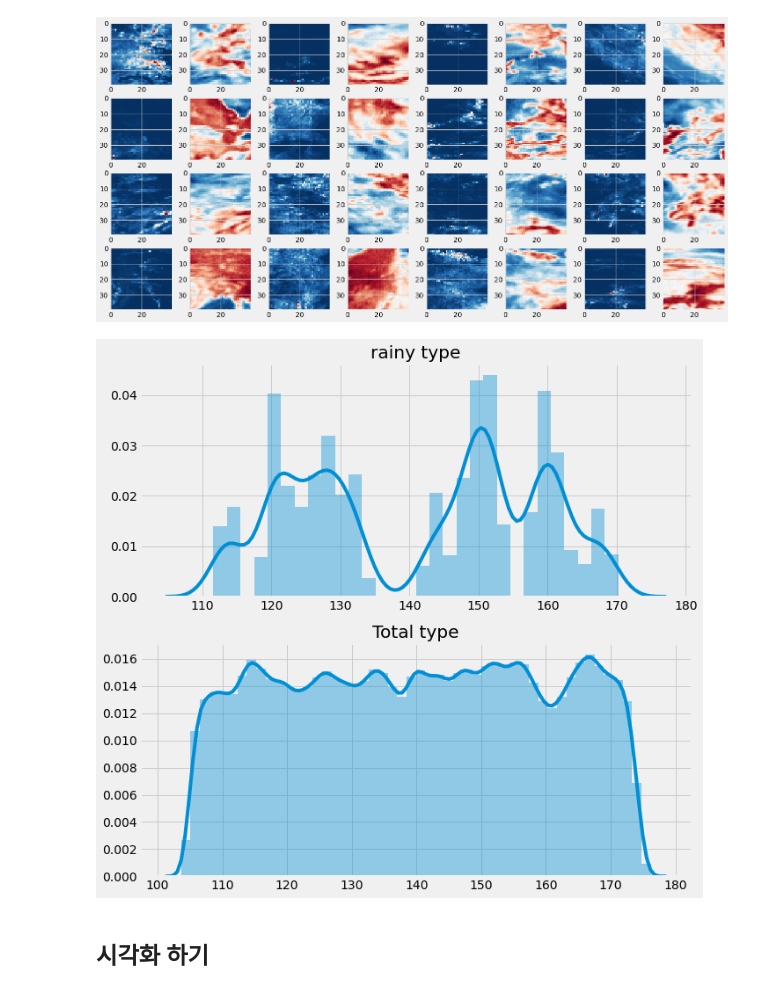
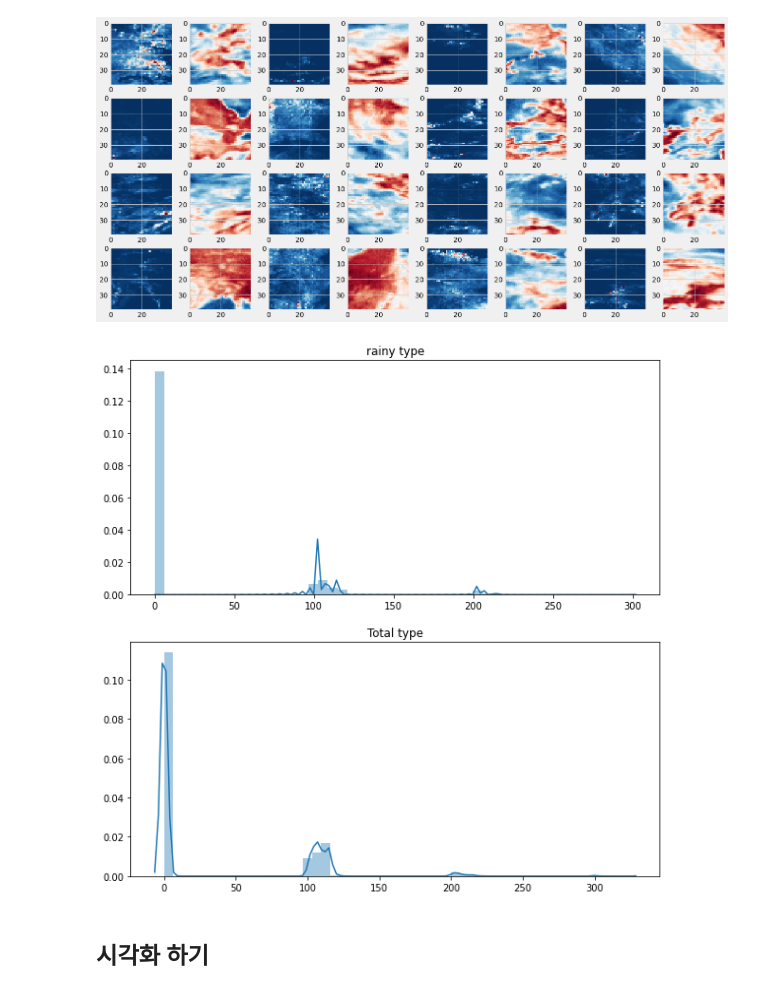
Before and after one commit to deagwon97/dacon-satellite-precipitation, a Jupyter notebook: Dacon_satellite_baseline_bg.ipynb, the cells around one changed output. Cells and saved outputs as stored; diff of their text form; code cells hidden in the pictures.

```diff
--- a/Dacon_satellite_baseline_bg.ipynb
+++ b/Dacon_satellite_baseline_bg.ipynb
@@ -251,14 +232,14 @@ plt.show()
 # %%
 plt.figure(figsize=(10, 10))
 plt.subplot(2,1,1)
-sns.distplot(test[r_index,:,:,10].flatten())
+sns.distplot(test[r_index,:,:,9].flatten())
 plt.title('rainy type')
 plt.subplot(2,1,2)
-sns.distplot(test[:,:,:,10].flatten())
+sns.distplot(test[:,:,:,9].flatten())
 plt.title('Total type')
 plt.show()
 # %% [output]
-[figure, old version]
+[figure, new version]
 # %%
 # 2,3 생략
 # %% [markdown]
```
Also changed, not shown: parts of 3 cells of this notebook.
